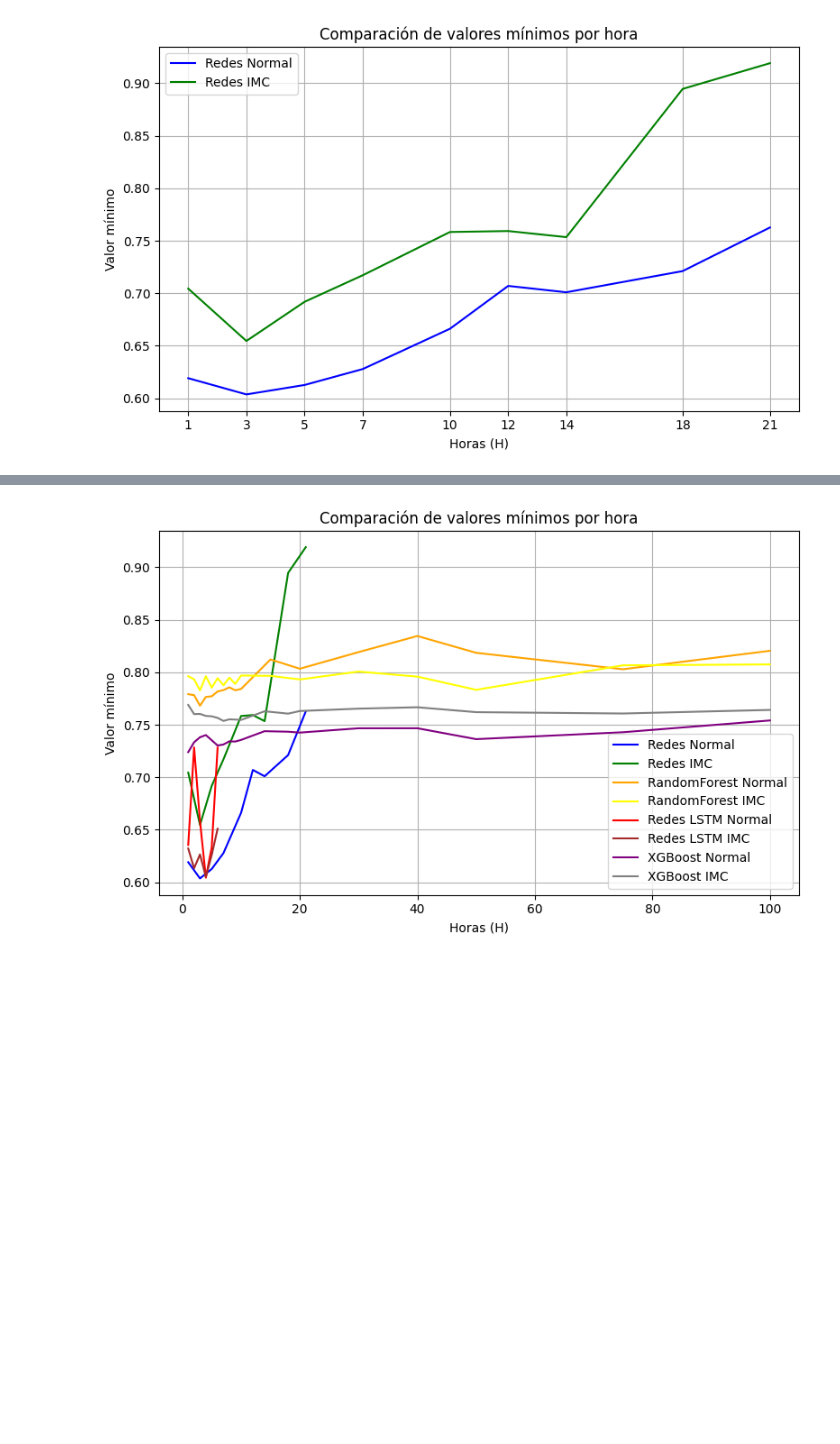
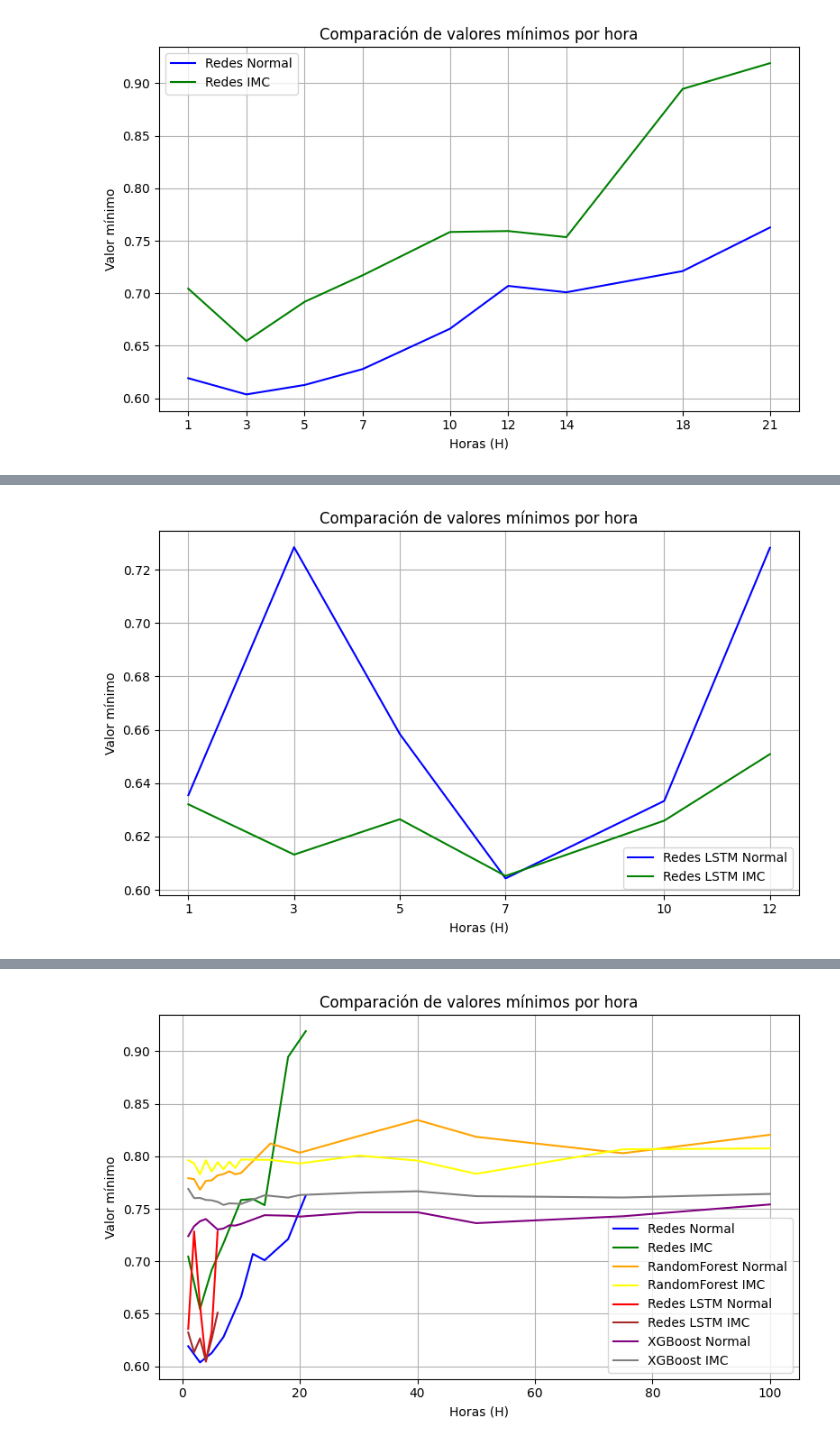
Before and after one commit to Raul-Gonzalez-M/TFG, a Jupyter notebook: codigo/ComparacionDeAlgoritmos/ComparacionSinIMC.ipynb, the cells around one changed output, grey strips where cells are left out. Drawn from its saved outputs; the diff is of its cells as text; code cells hidden in the pictures; blank space fills up the shorter version.

```diff
--- a/codigo/ComparacionDeAlgoritmos/ComparacionSinIMC.ipynb
+++ b/codigo/ComparacionDeAlgoritmos/ComparacionSinIMC.ipynb
@@ -56,14 +56,14 @@ lista_regresion.append(pd.read_csv("RegresionSimbolica/Dataframes/resultados_reg
 lista_regresion.append(pd.read_csv("RegresionSimbolica/Dataframes/resultados_regresionSimbolicaIMC_it6000f.csv"))
 # %%
 resultados = []
-for i, df in zip(lista, lista_XGBoost):
+for i, df in zip(listaXGB, lista_XGBoost):
     minimo = df["valor"].min()
     resultados.append((i, minimo))
 df_resultadosXGBoost = pd.DataFrame(resultados, columns=["H", "min_value"])
 df_resultadosXGBoost.to_csv("RendimientosXGBoost.csv", index=False)
 # %%
 resultados = []
-for i, df in zip(lista, lista_XGBoostIMC):
+for i, df in zip(listaXGB, lista_XGBoostIMC):
     minimo = df["valor"].min()
     resultados.append((i, minimo))
 df_resultadosXGBoostIMC = pd.DataFrame(resultados, columns=["H", "min_value"])
@@ -85,14 +85,14 @@ df_resultadosRandomForestIMC.columns = ["H", "min_value"]
 df_resultadosRandomForestIMC.to_csv("RendimientosRandomForestIMC.csv", index=False)
 # %%
 resultados = []
-for i, df in zip(lista, lista_LSTM):
+for i, df in zip(listaLM, lista_LSTM):
     minimo = df["value"].min()
     resultados.append((i, minimo))
 df_resultadosLSTM = pd.DataFrame(resultados, columns=["H", "min_value"])
 df_resultadosLSTM.to_csv("RendimientosLSTM.csv", index=False)
 # %%
 resultados = []
-for i, df in zip(lista, lista_LSTMIMC):
+for i, df in zip(listaLM, lista_LSTMIMC):
     minimo = df["value"].min()
     resultados.append((i, minimo))
 df_resultadosLSTMIMC = pd.DataFrame(resultados, columns=["H", "min_value"])
@@ -158,0 +181,20 @@ plt.show()
+# %%
+plt.figure(figsize=(8, 5))
+
+# Graficar Normal
+plt.plot(df_resultadosLSTM["H"], df_resultadosLSTM["min_value"], color='blue', label='Redes LSTM Normal')
+
+# Graficar IMC
+plt.plot(df_resultadosLSTMIMC["H"], df_resultadosLSTMIMC["min_value"], color='green', label='Redes LSTM IMC')
+
+plt.title("Comparación de valores mínimos por hora")
+plt.xlabel("Horas (H)")
+plt.ylabel("Valor mínimo")
+plt.grid(True)
+plt.xticks(df_resultadosLSTMIMC["H"])  # Asume que ambos tienen los mismos H
+plt.legend()
+plt.tight_layout()
+plt.savefig("comparacion_minimos.png")  # Opcional
+plt.show()
+# %% [output]
+[figure, added]
```
Also changed, not shown: parts of 7 cells of this notebook, 11 other files.
